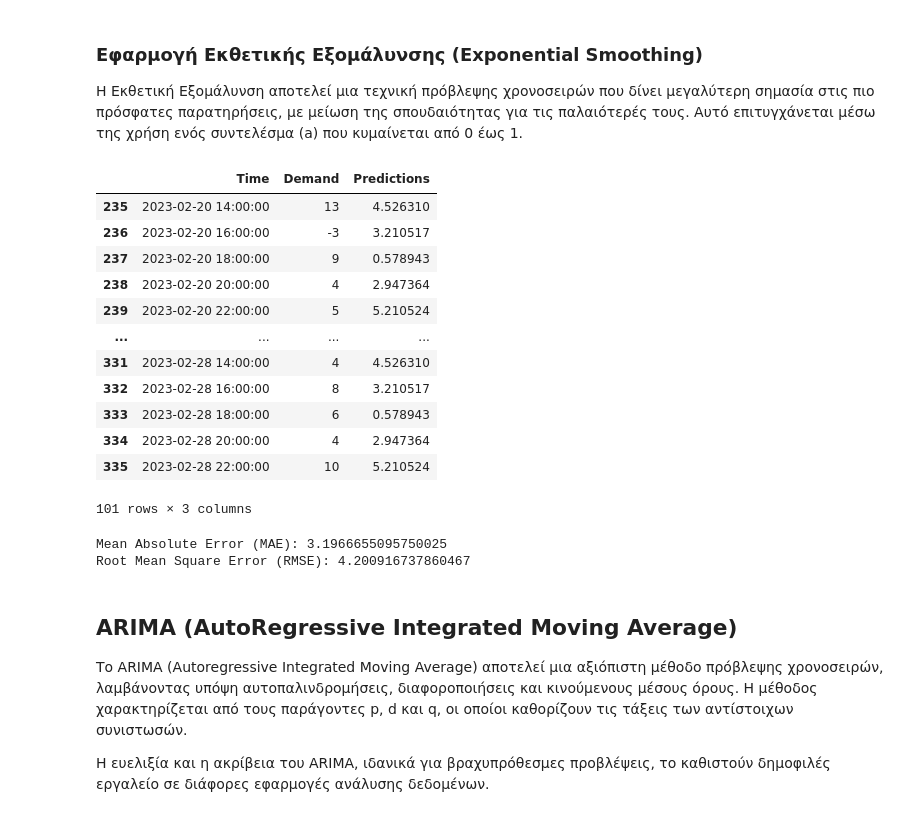
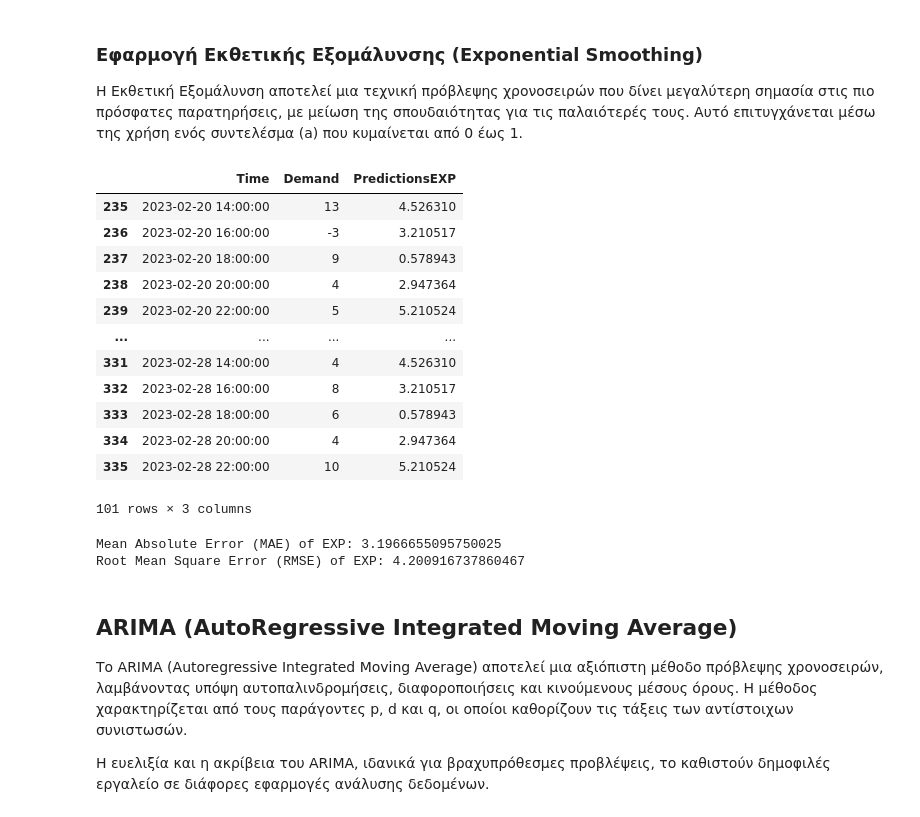
Before and after one commit to Th4nosMyl/Bike-Station-Time-Series-Analysis, a Jupyter notebook: src/BikeStationTimeSeriesAnalysis.ipynb, the cells around one changed output. Drawn from its saved outputs; the diff is of its cells as text; code cells hidden in the pictures.

```diff
--- a/src/BikeStationTimeSeriesAnalysis.ipynb
+++ b/src/BikeStationTimeSeriesAnalysis.ipynb
@@ -176,23 +176,23 @@ from sklearn.metrics import mean_absolute_error, mean_squared_error
 # %%
 # Δημιουργία αντιγράφου του test set για να αποφύγουμε το SettingWithCopyWarning
 testDataCopy = testData.copy()
 
 # Εκπαίδευση του μοντέλου
 modelExp = ExponentialSmoothing(trainData['Demand'], seasonal='add', seasonal_periods=12).fit()
 
 # Πρόβλεψη με το μοντέλο
 predExp = modelExp.forecast(len(testDataCopy))
 
 # Oρισμός των προβλέψεων στο test set χρησιμοποιώντας .loc
-testDataCopy.loc[:, 'Predictions'] = predExp.values
+testDataCopy.loc[:, 'PredictionsEXP'] = predExp.values
 
 # Ανάθεση των προβλέψεων στο αντίγραφο του test set
 expPredictions = testDataCopy.copy()
 
 # Εκτύπωση των προβλέψεων
 expPredictions
 # %% [output]
-|  | Time | Demand | Predictions |
+|  | Time | Demand | PredictionsEXP |
 | 235 | 2023-02-20 14:00:00 | 13 | 4.526310 |
 | 236 | 2023-02-20 16:00:00 | -3 | 3.210517 |
 | 237 | 2023-02-20 18:00:00 | 9 | 0.578943 |
@@ -207,14 +207,14 @@ expPredictions
 101 rows × 3 columns
 # %%
 # Υπολογισμός των μετρικών MAE και RMSE
-maeEXP = mean_absolute_error(testDataCopy['Demand'], testDataCopy['Predictions'])
-rmseEXP = np.sqrt(mean_squared_error(testDataCopy['Demand'], testDataCopy['Predictions']))
+maeEXP = mean_absolute_error(testDataCopy['Demand'], testDataCopy['PredictionsEXP'])
+rmseEXP = np.sqrt(mean_squared_error(testDataCopy['Demand'], testDataCopy['PredictionsEXP']))
 
-print(f'Mean Absolute Error (MAE): {maeEXP}')
-print(f'Root Mean Square Error (RMSE): {rmseEXP}')
+print(f'Mean Absolute Error (MAE) of EXP: {maeEXP}')
+print(f'Root Mean Square Error (RMSE) of EXP: {rmseEXP}')
 # %% [output]
-Mean Absolute Error (MAE): 3.1966655095750025
-Root Mean Square Error (RMSE): 4.200916737860467
+Mean Absolute Error (MAE) of EXP: 3.1966655095750025
+Root Mean Square Error (RMSE) of EXP: 4.200916737860467
 # %% [markdown]
 ## ARIMA (AutoRegressive Integrated Moving Average)
 
```
Also changed, not shown: parts of 4 cells of this notebook.
